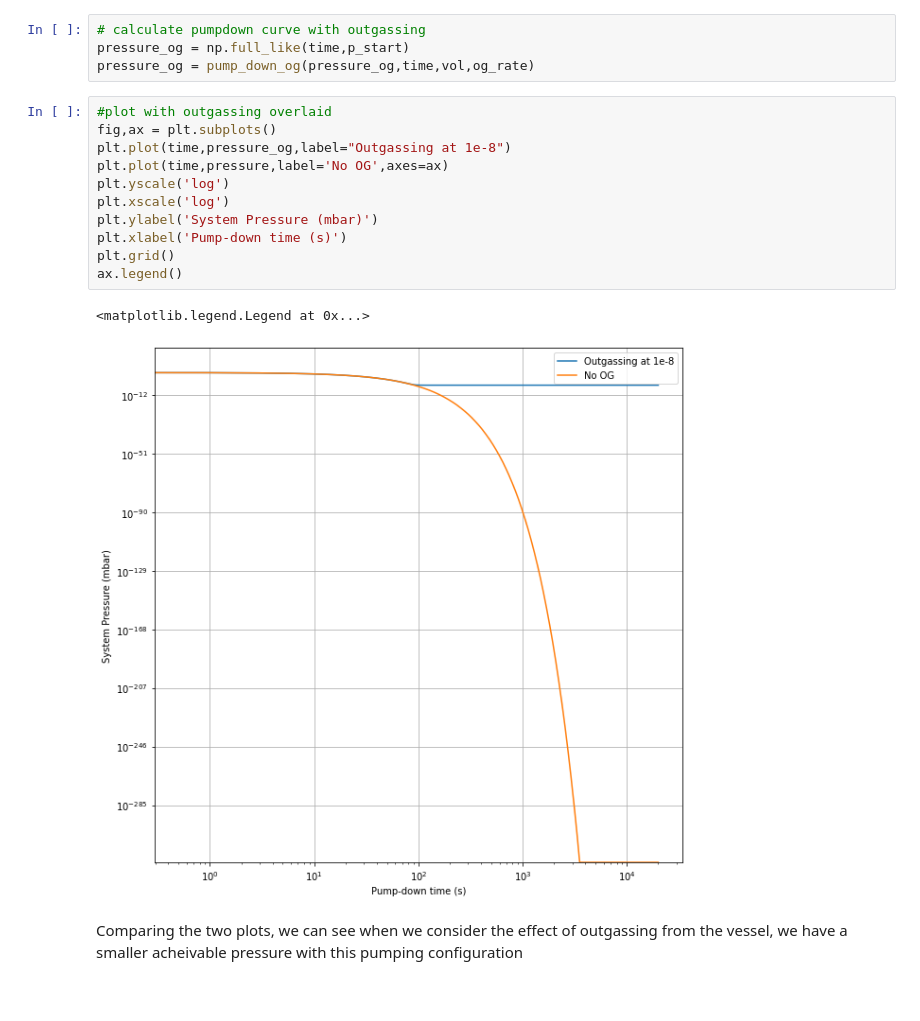
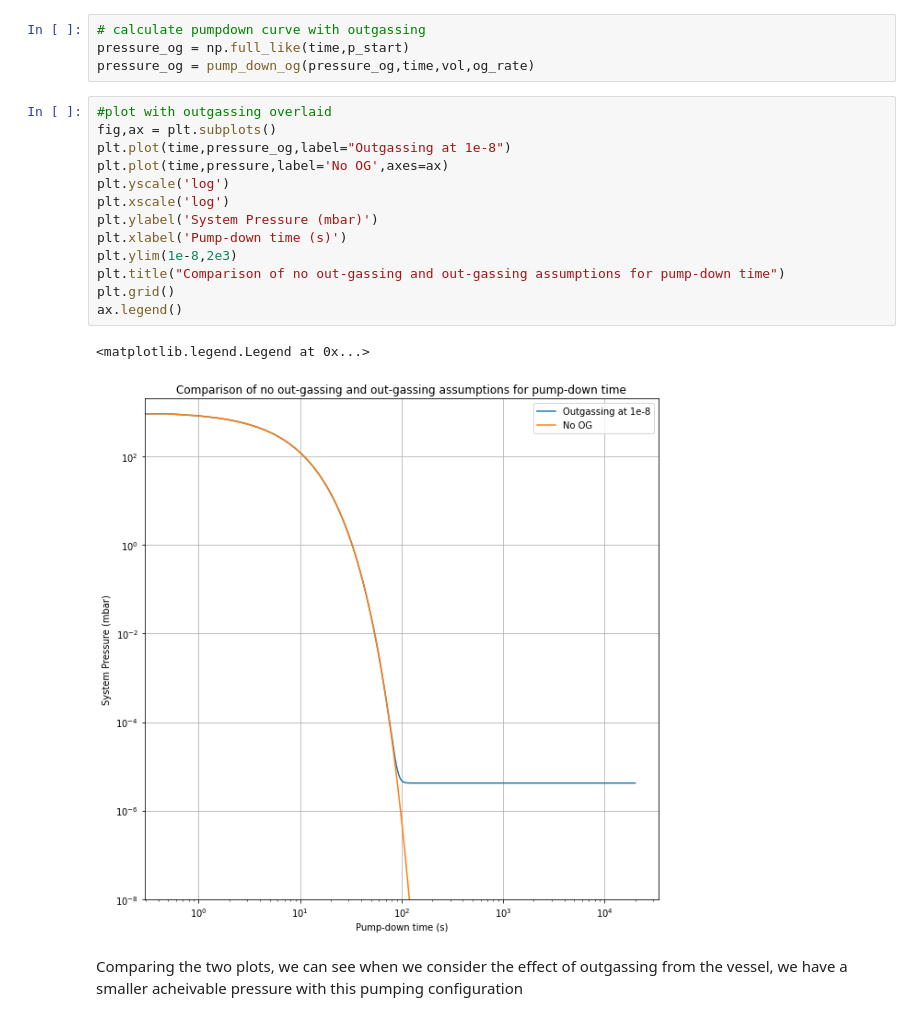
Before and after one commit to dgallacher1/NotebookProjects, a Jupyter notebook: Vacuum.ipynb, the cells around one changed output. Saved outputs shown, nothing was run; the diff lists cells and outputs as text.

```diff
--- a/Vacuum.ipynb
+++ b/Vacuum.ipynb
@@ -193,17 +195,19 @@ pressure_og = pump_down_og(pressure_og,time,vol,og_rate)
 # %%
 #plot with outgassing overlaid
 fig,ax = plt.subplots()
 plt.plot(time,pressure_og,label="Outgassing at 1e-8")
 plt.plot(time,pressure,label='No OG',axes=ax)
 plt.yscale('log')
 plt.xscale('log')
 plt.ylabel('System Pressure (mbar)')
 plt.xlabel('Pump-down time (s)')
+plt.ylim(1e-8,2e3)
+plt.title("Comparison of no out-gassing and out-gassing assumptions for pump-down time")
 plt.grid()
 ax.legend()
 # %% [output]
 <matplotlib.legend.Legend at 0x...>
-[figure, old version]
+[figure, new version]
 # %% [markdown]
 Comparing the two plots, we can see when we consider the effect of outgassing from the vessel, we have a smaller acheivable pressure with this pumping configuration
 # %% [markdown]
```
Also changed, not shown: parts of 3 cells of this notebook.
